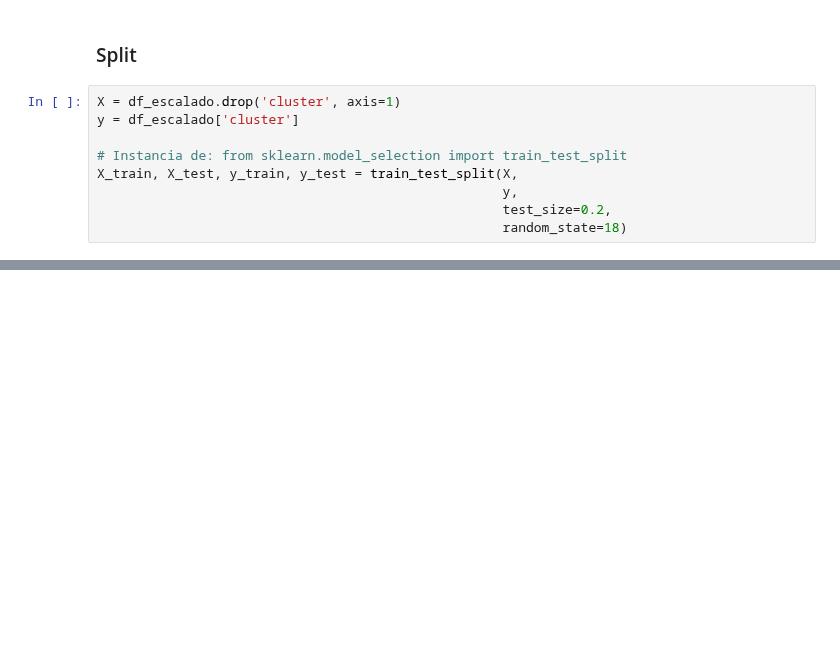
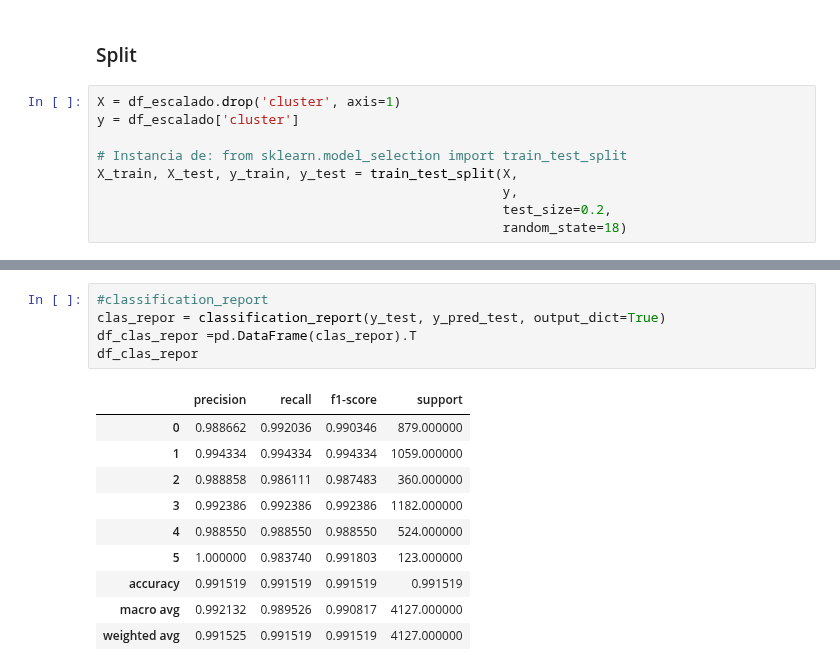
Before and after one commit to 4GeeksAcademy/sarayruiz---Machine-Learning, a Jupyter notebook: src/09-k-means-housing.ipynb, the cells around one changed output, grey strips where cells are left out. Saved outputs shown, nothing was run; the diff lists cells and outputs as text; blank space fills up the shorter version.

```diff
--- a/src/09-k-means-housing.ipynb
+++ b/src/09-k-means-housing.ipynb
@@ -158,0 +200,16 @@ hola perrito, esto es una prueba de si se sube desde el visual code. 2
+# %%
+#classification_report
+clas_repor = classification_report(y_test, y_pred_test, output_dict=True)
+df_clas_repor =pd.DataFrame(clas_repor).T
+df_clas_repor
+# %% [output]
+|  | precision | recall | f1-score | support |
+| 0 | 0.988662 | 0.992036 | 0.990346 | 879.000000 |
+| 1 | 0.994334 | 0.994334 | 0.994334 | 1059.000000 |
+| 2 | 0.988858 | 0.986111 | 0.987483 | 360.000000 |
+| 3 | 0.992386 | 0.992386 | 0.992386 | 1182.000000 |
+| 4 | 0.988550 | 0.988550 | 0.988550 | 524.000000 |
+| 5 | 1.000000 | 0.983740 | 0.991803 | 123.000000 |
+| accuracy | 0.991519 | 0.991519 | 0.991519 | 0.991519 |
+| macro avg | 0.992132 | 0.989526 | 0.990817 | 4127.000000 |
+| weighted avg | 0.991525 | 0.991519 | 0.991519 | 4127.000000 |
```
Also changed, not shown: parts of 25 cells of this notebook, 5 other files.
